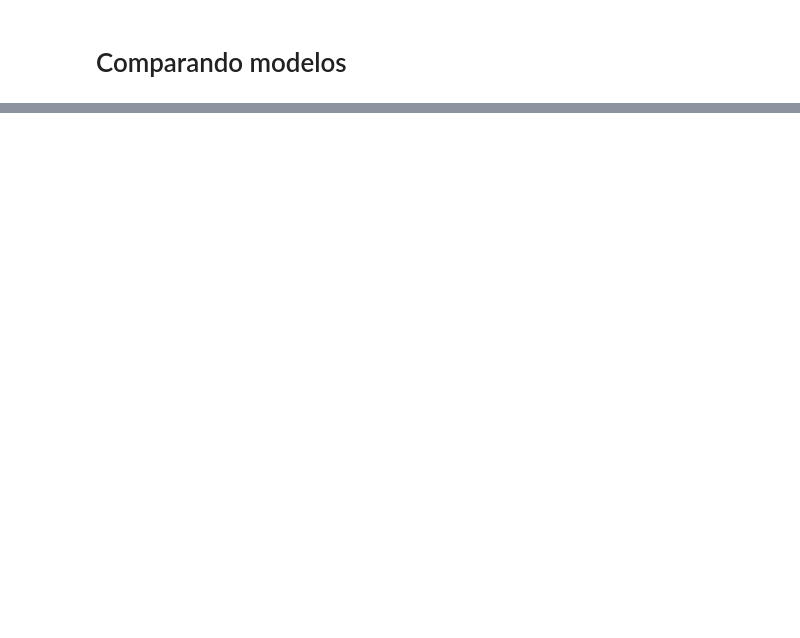
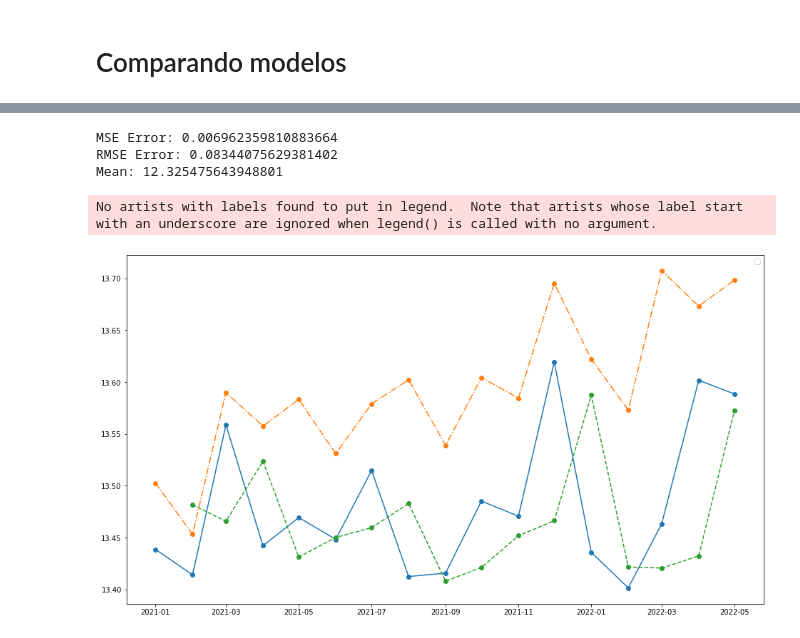
Before and after one commit to Bato007/HDT3_DS, a Jupyter notebook: ejercicio 2/main.ipynb, the cells around one changed output, grey strips where cells are left out. Saved outputs shown, nothing was run; the diff lists cells and outputs as text; code cells hidden in the pictures; blank space fills up the shorter version.

```diff
--- a/ejercicio 2/main.ipynb
+++ b/ejercicio 2/main.ipynb
@@ -417,22 +435,26 @@ print(f'MSE Error: {arima_mse_error}\nRMSE Error: {arima_rmse_error}\nMean: {mea
 # %%
-test_to_compare_log = np.log(indexed_df[(entrenamiento+val_prueba+1)-1:].astype(float))
-prediccion_test_log = np.log(prediccion_test)
-train_regular_log = np.log(indexed_df[0:entrenamiento][label_regular].astype(float))
-
-lstm_rmse_error = rmse(test_to_compare_log[label_regular], prediccion_test_log)
+test_to_compare_log = np.log(df_test.astype(float))
+lstm_rmse_error = rmse(test_to_compare_log[0], test_log[1:])
 
 lstm_mse_error = lstm_rmse_error**2
 mean_value = train_regular_log.mean()
 
 print(f'MSE Error: {lstm_mse_error}\nRMSE Error: {lstm_rmse_error}\nMean: {mean_value}')
+# %% [output]
+MSE Error: 0.006962359810883664
+RMSE Error: 0.08344075629381402
+Mean: 12.325475643948801
 # %%
 rmse_errors = [arima_rmse_error, lstm_rmse_error]
 mse_errors = [arima_mse_error, lstm_mse_error]
 errors = pd.DataFrame({"Models" : ["ARIMA", "LSTM"],"RMSE Errors" : rmse_errors, "MSE Errors" : mse_errors})
 plt.figure(figsize=(16,9))
-plt.plot_date(train_regular_log.index, train_regular_log, linestyle="-")
+plt.plot_date(test_log.index, test_log, linestyle="-")
 plt.plot_date(arimaPred.index, arimaPred['mean'], linestyle="-.")
-plt.plot_date(test_to_compare_log.index, prediccion_test_log, linestyle="--")
+plt.plot_date(test_to_compare_log.index, test_to_compare_log[0], linestyle="--")
 plt.legend()
 plt.show()
+# %% [output]
+No artists with labels found to put in legend.  Note that artists whose label start with an underscore are ignored when legend() is called with no argument.
+[figure, added]
 # %%
```
Also changed, not shown: parts of 12 cells of this notebook.
